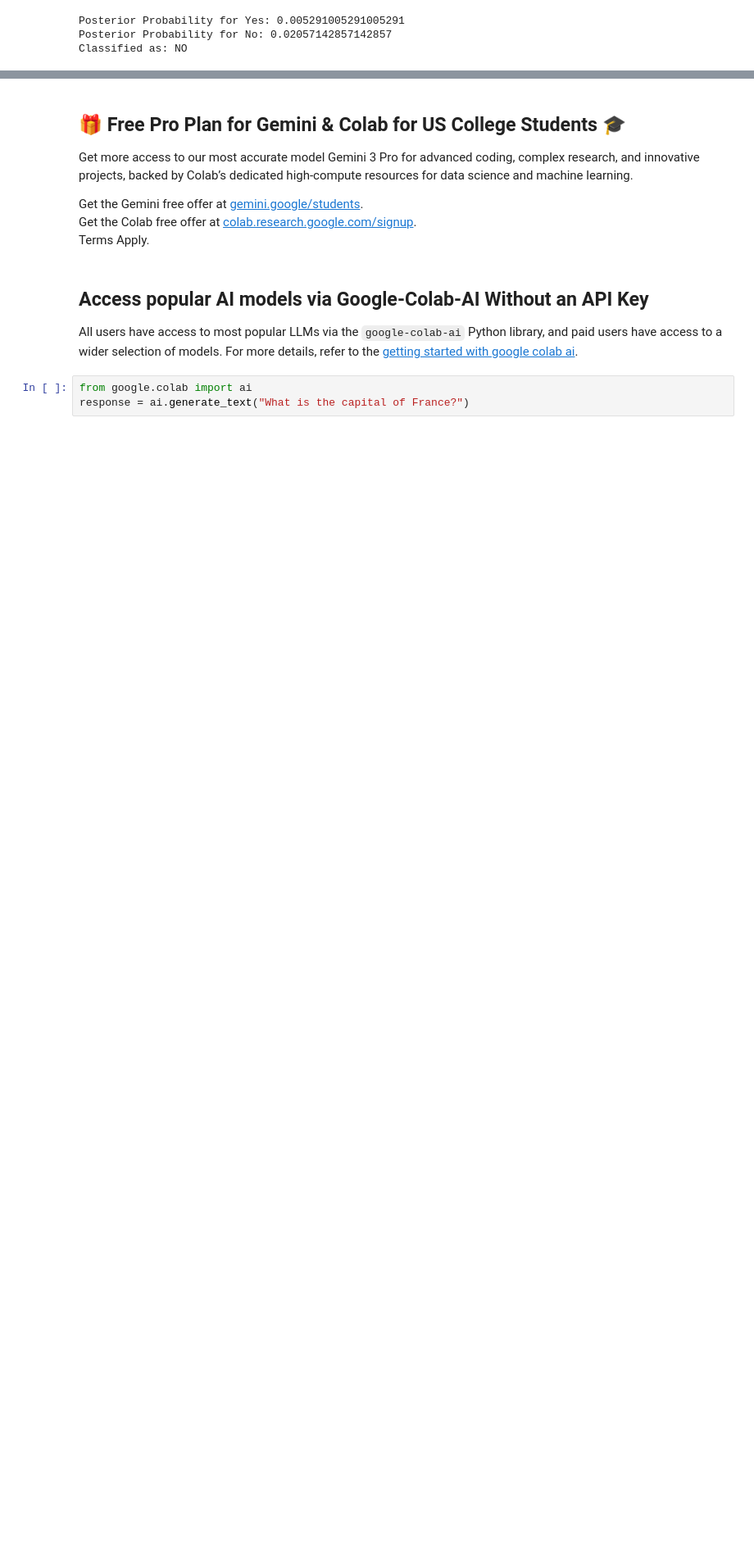
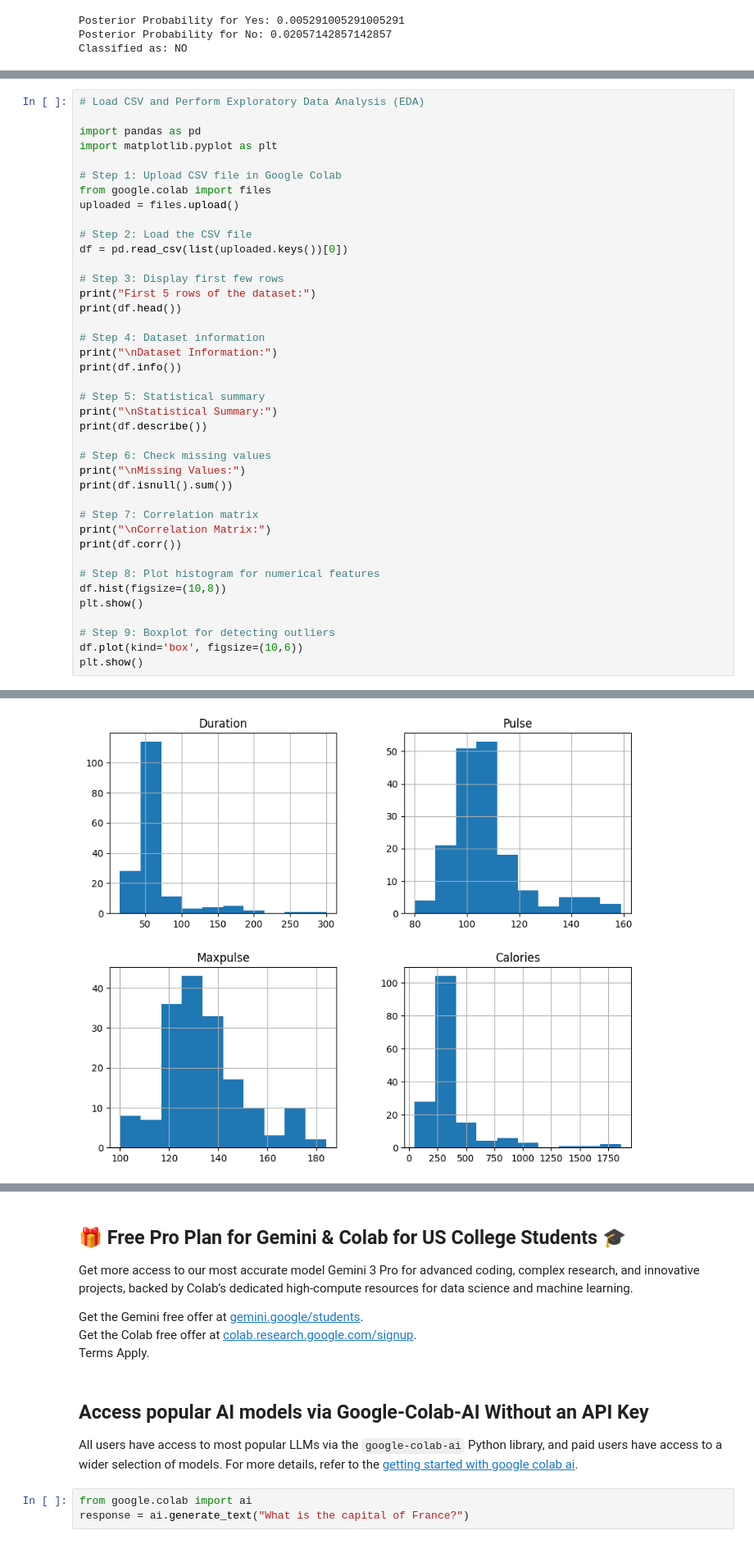
Before and after one commit to sanjayanand595/Computer-Network, a Jupyter notebook: machine_learning_ita0607.ipynb, the cells around one changed output, grey strips where cells are left out. Shown at 82% size. Drawn from its saved outputs; the diff is of its cells as text; blank space fills up the shorter version.

```diff
--- a/machine_learning_ita0607.ipynb
+++ b/machine_learning_ita0607.ipynb
@@ -2467,0 +2814,41 @@ Classified as: NO
+# %%
+# Load CSV and Perform Exploratory Data Analysis (EDA)
+
+import pandas as pd
+import matplotlib.pyplot as plt
+
+# Step 1: Upload CSV file in Google Colab
+from google.colab import files
+uploaded = files.upload()
+
+# Step 2: Load the CSV file
+df = pd.read_csv(list(uploaded.keys())[0])
+
+# Step 3: Display first few rows
+print("First 5 rows of the dataset:")
+print(df.head())
+
+# Step 4: Dataset information
+print("\nDataset Information:")
+print(df.info())
+
+# Step 5: Statistical summary
+print("\nStatistical Summary:")
+print(df.describe())
+
+# Step 6: Check missing values
+print("\nMissing Values:")
+print(df.isnull().sum())
+
+# Step 7: Correlation matrix
+print("\nCorrelation Matrix:")
+print(df.corr())
+
+# Step 8: Plot histogram for numerical features
+df.hist(figsize=(10,8))
+plt.show()
+
+# Step 9: Boxplot for detecting outliers
+df.plot(kind='box', figsize=(10,6))
+plt.show()
+# %% [output]
@@ -2467,0 +2873 @@ Classified as: NO
+[figure, added]
```
Also changed, not shown: parts of 11 cells of this notebook.
